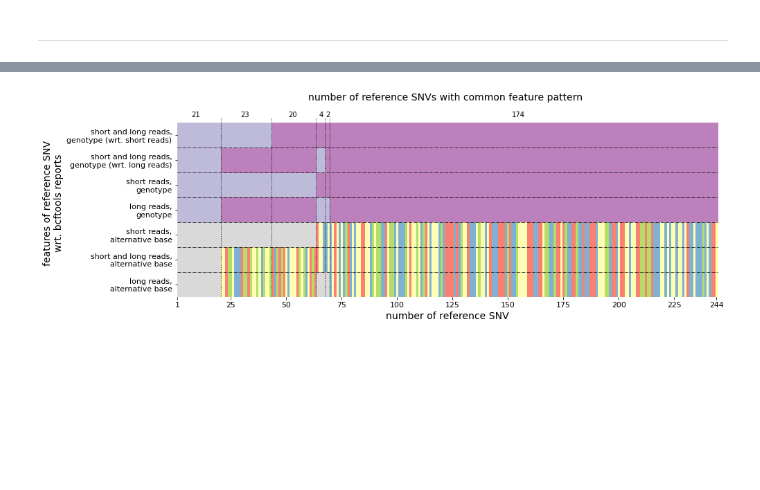
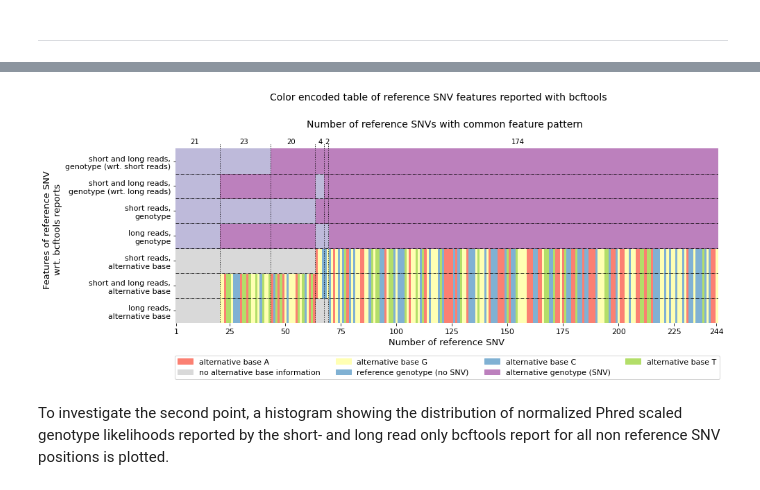
Before and after one commit to Integrative-Transcriptomics/TechnicalReport-AssemblyBestPractice, a Jupyter notebook: S11_SNVDiscoveryAnalysis.ipynb, the cells around one changed output, grey strips where cells are left out. Saved outputs shown, nothing was run; the diff lists cells and outputs as text; code cells hidden in the pictures; blank space fills up the shorter version.

```diff
--- a/S11_SNVDiscoveryAnalysis.ipynb
+++ b/S11_SNVDiscoveryAnalysis.ipynb
@@ -213,7 +214,7 @@ fig.tight_layout()
 im = ax.imshow( info2D , cmap="Blues", vmin=1, vmax=10**2 ) # Change the vmin and vmax values for coloring to achieve a constant color.
 plt.setp( ax.xaxis.get_majorticklabels( ), rotation=45, ha="right", rotation_mode="anchor" )
 plt.setp( ax.yaxis.get_majorticklabels( ), rotation=0, ha="right", rotation_mode="anchor" )
-plt.title( "Number of SNV detected with CFT073 assemblies or reads and their pairwise intersections" )
+plt.title( "Size of intersections of SNV sets reported for the CFT073 reference set", fontsize = 14 )
 
 info2Dsize = len( info2D )
 for i in range( info2Dsize ) :
@@ -229,8 +230,8 @@ for i in range( info2Dsize ) :
 # Set predefined labels.
 ax.set_xticks( np.arange( len( info_labels ) ) )
 ax.set_yticks( np.arange( len( info_labels ) ) )
-ax.set_xticklabels( info_labels )
-ax.set_yticklabels( info_labels )
+ax.set_xticklabels( info_labels, fontsize = 13 )
+ax.set_yticklabels( info_labels, fontsize = 13 )
 
 # Draw a white grid for better separation of the single fields:
 ax.grid( True, which="minor", color="w", linestyle='-', linewidth=1 )
@@ -295,4 +313,5 @@ bcftoolsData.sort_values(
 # %%
+# For visualization we have to replace the stored string values with numbers. The numbers are chosen to yield a well distinguishable coloring with colormap 'Set3'
 plotData = bcftoolsData \
     .replace( '1', 10 ) \
     .replace( '0', 3 ) \
@@ -302,46 +321,63 @@ plotData = bcftoolsData \
     .replace( 'G', 2 ) \
     .replace( 'T', 7 ) \
     .replace( '-', 9 )
-
+# Generate a heatmap-like plot: Each column of the dataframe constructed above will be visualized by a color encoding of its content.
 fig, ax = plt.subplots( figsize = ( 14, 5  ) )
 ax.pcolor( plotData, cmap = "Set3", vmin = 1, vmax = 12 )
 
+# Construct x-axis tick labels and title.
 ax.set_xlim( 0, bcftoolsData.shape[ 1 ] )
 xticks = [ 1, 25, 50, 75, 100, 125, 150, 175, 200, 225, 244 ]
 ax.set_xticks( [ i - 0.75 for i in xticks ] )
 ax.set_xticklabels( xticks, fontsize = 11 )
-ax.set_xlabel( "number of reference SNV", fontsize = 14 )
+ax.set_xlabel( "Number of reference SNV", fontsize = 13 )
 
+# Construct y-axis tick labels and title.
 ax.set_yticks( np.arange( 0.5, bcftoolsData.shape[ 0 ], 1 ) );
 ax.set_yticklabels(
     [ "long reads,\nalternative base",
       "short and long reads,\nalternative base",
       "short reads,\nalternative base",
       "long reads,\ngenotype",
       "short reads,\ngenotype",
       "short and long reads,\ngenotype (wrt. long reads)",
       "short and long reads,\ngenotype (wrt. short reads)" ],
     fontsize = 11
 )
-ax.set_ylabel( "features of reference SNV\nwrt. bcftools reports", fontsize = 14 )
+ax.set_ylabel( "Features of reference SNV\nwrt. bcftools reports", fontsize = 13 )
 
+# Plot horizontal lines to distinguish every feature of single SNVs better.
 ax.hlines( np.arange( 1, len( bcftoolsData.index ) ), 0, bcftoolsData.shape[ 1 ], color = "black", linestyle="-.", linewidth = 0.7 )
 
+# The group borders define a position i for which the i+1-th SNV starts to show a differing genotype pattern.
+# The borders were extracted visually from a first visualization without borders.
 groupBorders = [ 20, 43, 63, 67, 69 ]
 ax.vlines( [ b - 0.25 for b in groupBorders ], 0, 7.2, color = "black", linestyle = ":", linewidth = 1 )
 
 # Remove axis bars.
 for edge, spine in ax.spines.items():
     spine.set_visible(False)
 
+# Label secondary x axis (on top) with the sizes of each group.
 lastSize = 0
 groupBorders.append( 243 )
 for gb in groupBorders :
     gb = gb + 1
     size = gb - lastSize
     text = ax.text( lastSize + ( size / 2 ), 7.3, size, ha="right", va="center", color="black" )
     lastSize = gb
+text = ax.text( 121, 8, "Number of reference SNVs with common feature pattern", ha="center", va="center", color="black", fontsize = 14 )
 
-text = ax.text( 121, 8, "number of reference SNVs with common feature pattern", ha="center", va="center", color="black", fontsize = 14 )
+# Lastly, generate a legend to describe the color encoding:
+plt.legend( handles = [ mpatches.Patch( color = plt.get_cmap('Set3')(3), label = 'alternative base A'),
+                       mpatches.Patch( color = plt.get_cmap('Set3')(8), label = 'no alternative base information'),
+                       mpatches.Patch( color = plt.get_cmap('Set3')(1), label = 'alternative base G'),
+                       mpatches.Patch( color = plt.get_cmap('Set3')(4), label = 'reference genotype (no SNV)'),
+                       mpatches.Patch( color = plt.get_cmap('Set3')(4), label = 'alternative base C'),
+                       mpatches.Patch( color = plt.get_cmap('Set3')(9), label = 'alternative genotype (SNV)'),
+                       mpatches.Patch( color = plt.get_cmap('Set3')(6), label = 'alternative base T') ],
+           fontsize = 11, bbox_to_anchor=(1.01, -0.15), ncol=4 );
+
+plt.suptitle( "Color encoded table of reference SNV features reported with bcftools", x = 0.5, y = 1.05, fontsize = 14 );
 # %% [output]
-[figure, old version]
+[figure, new version]
@@ -362 +384,3 @@ for key, value in info_bcftools_ls.items( ) :
+# %% [markdown]
+To investigate the second point, a histogram showing the distribution of normalized Phred scaled genotype likelihoods reported by the short- and long read only bcftools report for all non reference SNV positions is plotted.
 # %%
```
Also changed, not shown: parts of 8 cells of this notebook.
